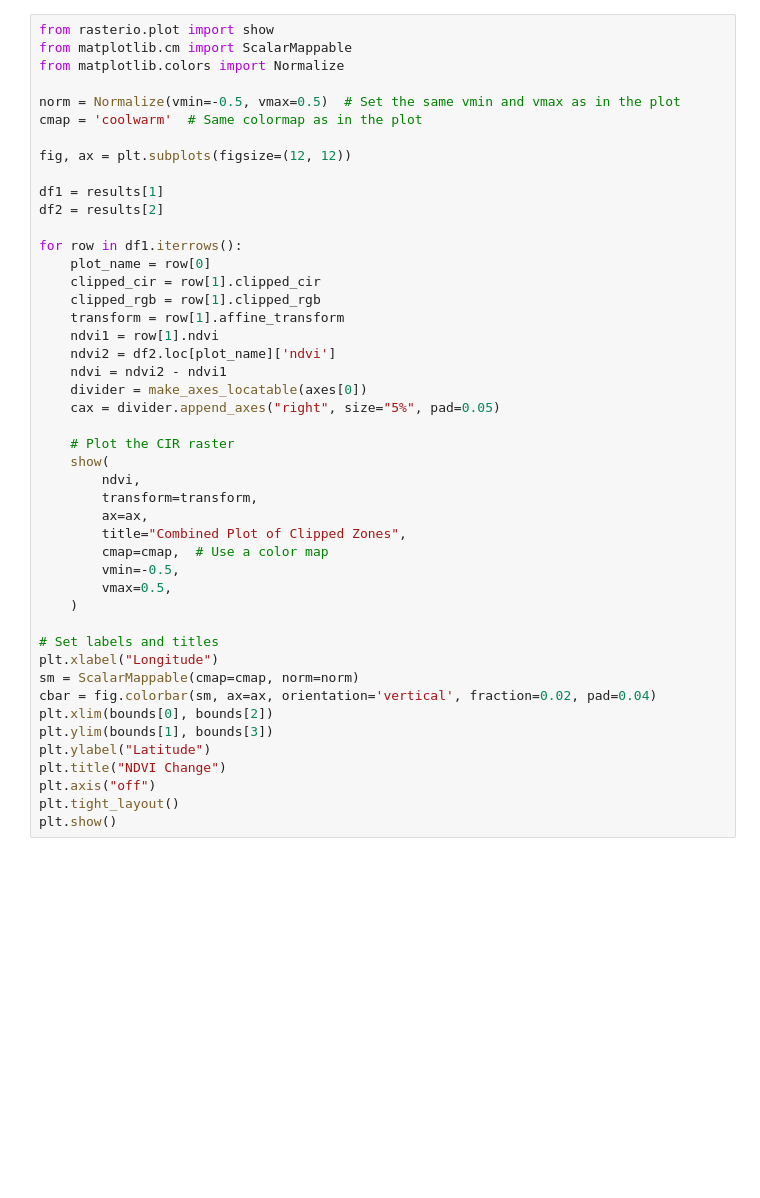
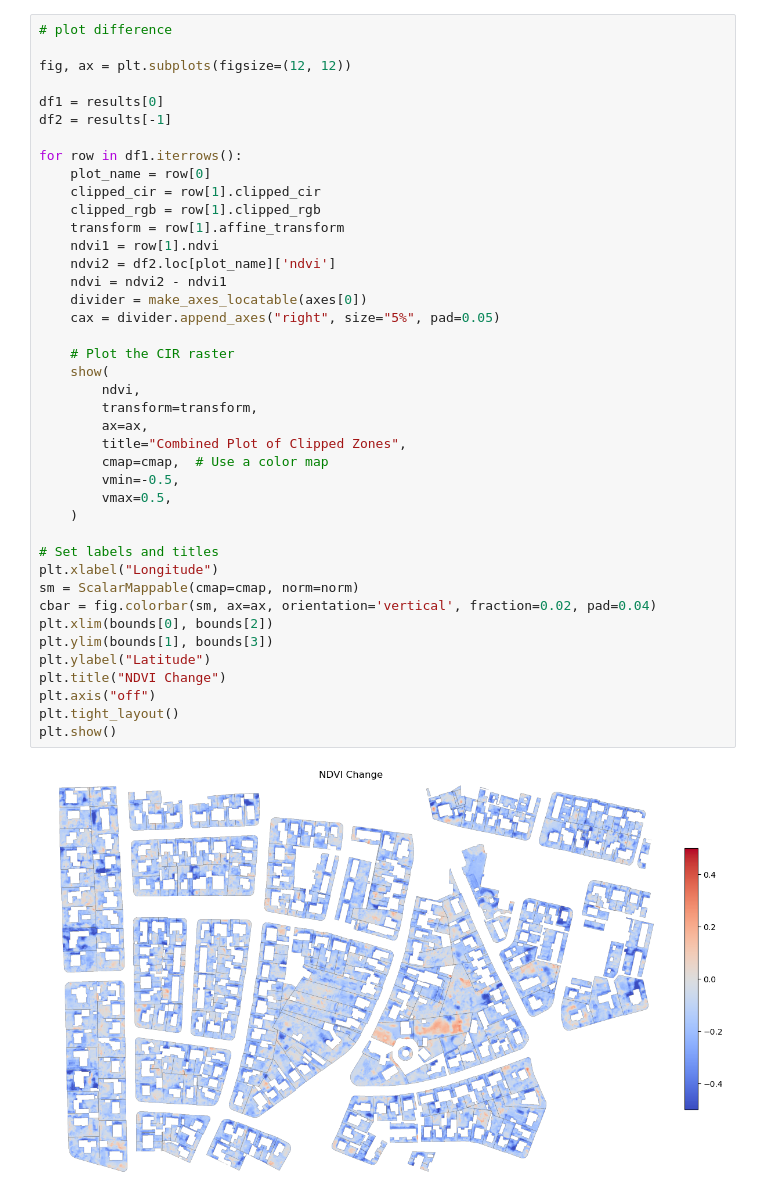
Before and after one commit to LynnBouwknegt/gardennvdi, a Jupyter notebook: analysis.ipynb, the cells around one changed output. Saved outputs shown, nothing was run; the diff lists cells and outputs as text; blank space fills up the shorter version.

```diff
--- a/analysis.ipynb
+++ b/analysis.ipynb
@@ -177,15 +154,10 @@ plt.show()
 # %%
-from rasterio.plot import show
-from matplotlib.cm import ScalarMappable
-from matplotlib.colors import Normalize
-
-norm = Normalize(vmin=-0.5, vmax=0.5)  # Set the same vmin and vmax as in the plot
-cmap = 'coolwarm'  # Same colormap as in the plot
+# plot difference
 
 fig, ax = plt.subplots(figsize=(12, 12))
 
-df1 = results[1]
-df2 = results[2]
+df1 = results[0]
+df2 = results[-1]
 
 for row in df1.iterrows():
     plot_name = row[0]
@@ -193,30 +165,32 @@ for row in df1.iterrows():
     clipped_rgb = row[1].clipped_rgb
     transform = row[1].affine_transform
     ndvi1 = row[1].ndvi
     ndvi2 = df2.loc[plot_name]['ndvi']
     ndvi = ndvi2 - ndvi1
     divider = make_axes_locatable(axes[0])
     cax = divider.append_axes("right", size="5%", pad=0.05)
 
     # Plot the CIR raster
     show(
         ndvi,
         transform=transform,
         ax=ax,
         title="Combined Plot of Clipped Zones",
         cmap=cmap,  # Use a color map
         vmin=-0.5,
         vmax=0.5,
     )
 
 # Set labels and titles
 plt.xlabel("Longitude")
 sm = ScalarMappable(cmap=cmap, norm=norm)
 cbar = fig.colorbar(sm, ax=ax, orientation='vertical', fraction=0.02, pad=0.04)
 plt.xlim(bounds[0], bounds[2])
 plt.ylim(bounds[1], bounds[3])
 plt.ylabel("Latitude")
 plt.title("NDVI Change")
 plt.axis("off")
 plt.tight_layout()
 plt.show()
+# %% [output]
+[figure, added]
```
Also changed, not shown: parts of 8 cells of this notebook, 2 other files.
